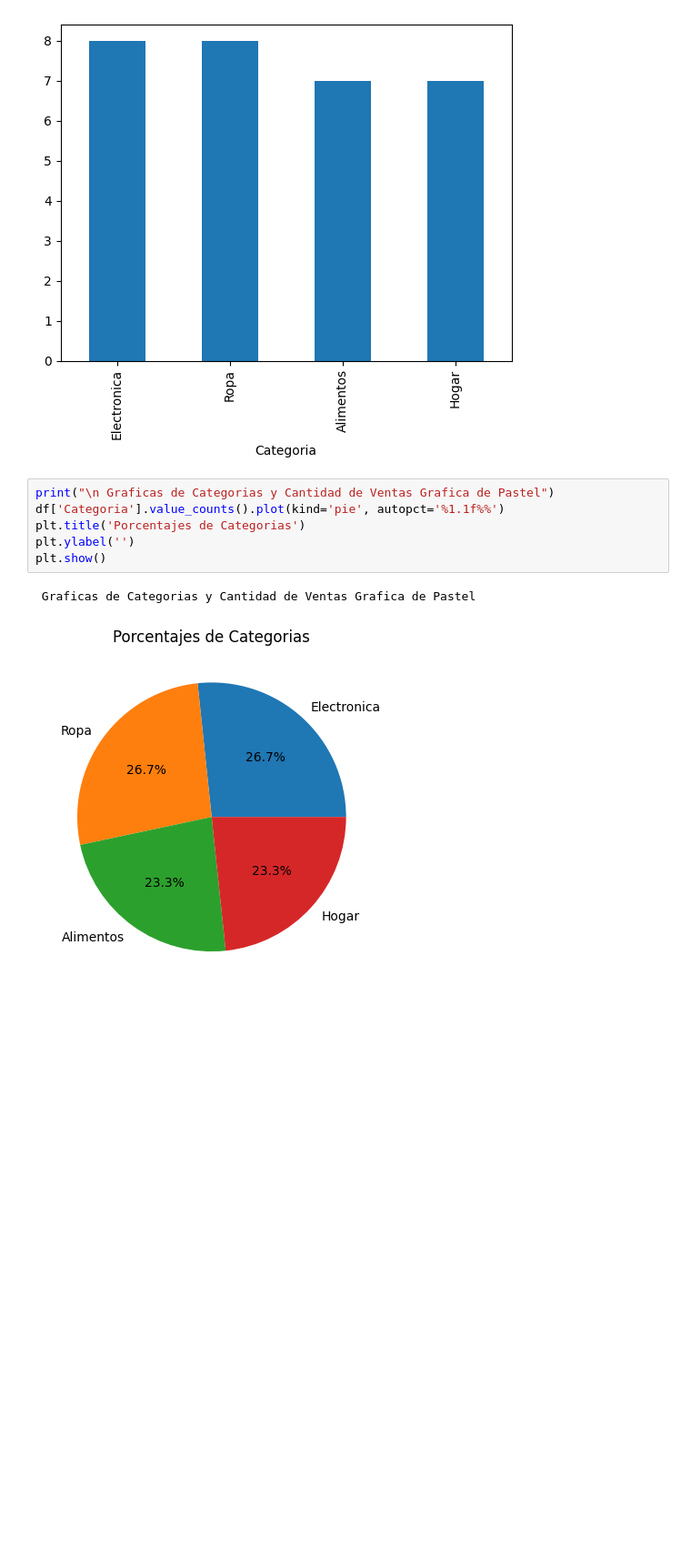
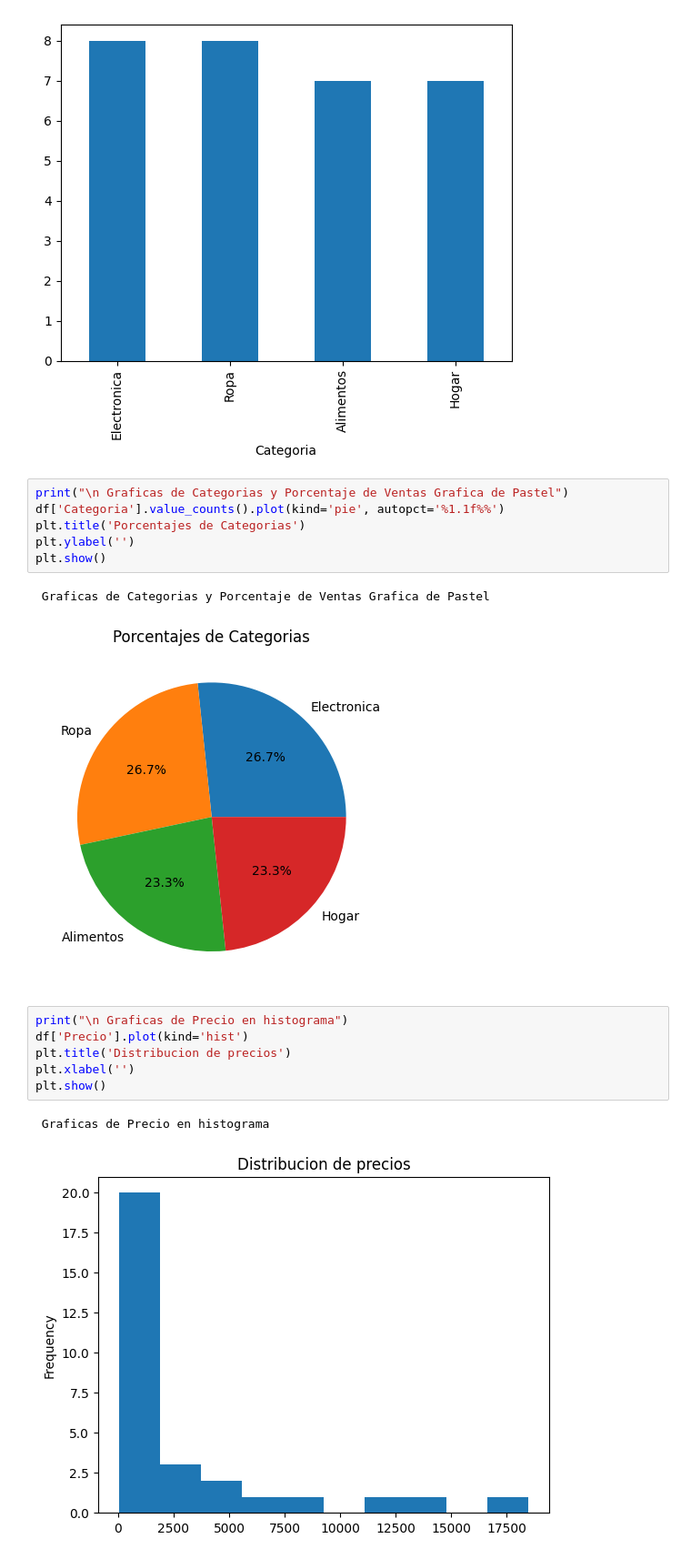
Before and after one commit to Elrorro334/Practica_Google_Colab_ExtraccionDatos, a Jupyter notebook: Practica1_11_05_26.ipynb, the cells around one changed output. Shown at 91% size. Cells and saved outputs as stored; diff of their text form; blank space fills up the shorter version.

```diff
--- a/Practica1_11_05_26.ipynb
+++ b/Practica1_11_05_26.ipynb
@@ -103,11 +103,20 @@ df['Categoria'].value_counts().plot(kind='bar')
 <Axes: xlabel='Categoria'>
 [figure]
 # %%
-print("\n Graficas de Categorias y Cantidad de Ventas Grafica de Pastel")
+print("\n Graficas de Categorias y Porcentaje de Ventas Grafica de Pastel")
 df['Categoria'].value_counts().plot(kind='pie', autopct='%1.1f%%')
 plt.title('Porcentajes de Categorias')
 plt.ylabel('')
 plt.show()
 # %% [output]
- Graficas de Categorias y Cantidad de Ventas Grafica de Pastel
+ Graficas de Categorias y Porcentaje de Ventas Grafica de Pastel
 [figure]
+# %%
+print("\n Graficas de Precio en histograma")
+df['Precio'].plot(kind='hist')
+plt.title('Distribucion de precios')
+plt.xlabel('')
+plt.show()
+# %% [output]
+ Graficas de Precio en histograma
+[figure, added]
```
